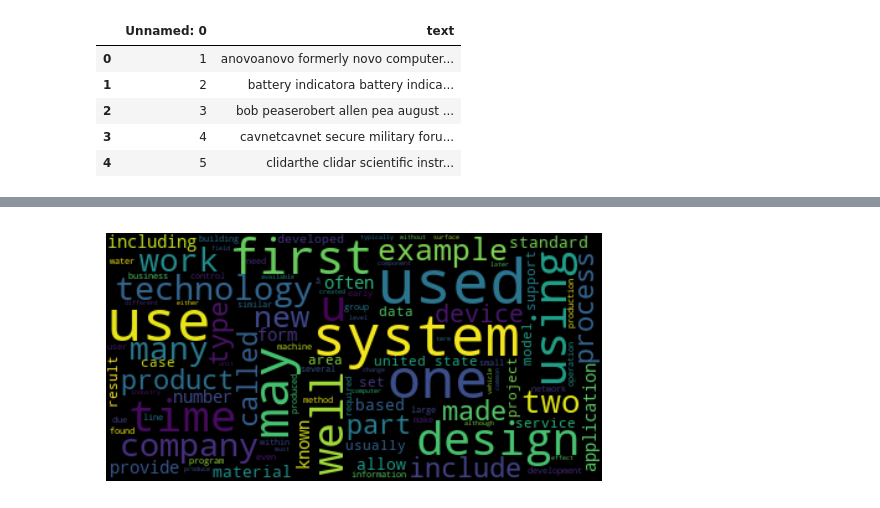
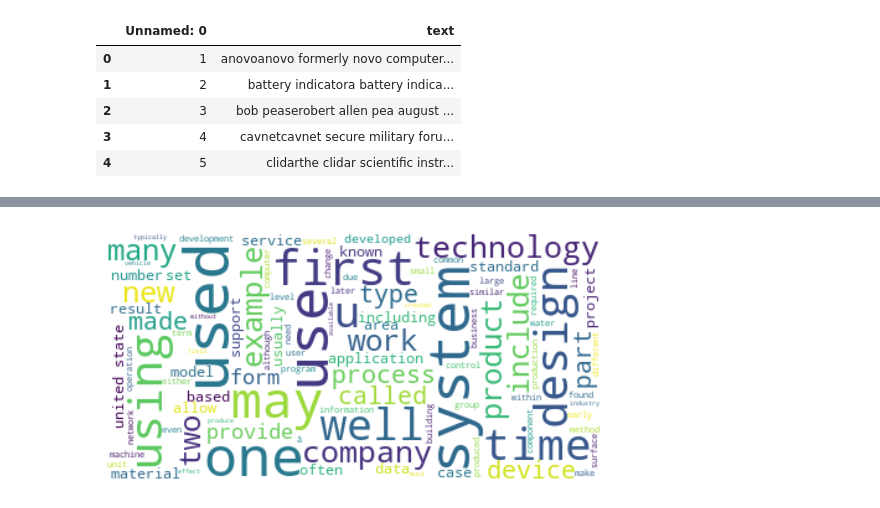
Before and after one commit to xcansuxakgul/Sentiment-Analysis, a Jupyter notebook: Wikipedia/wiki_sentiment_analysis.ipynb, the cells around one changed output, grey strips where cells are left out. Saved outputs shown, nothing was run; the diff lists cells and outputs as text; code cells hidden in the pictures.

```diff
--- a/Wikipedia/wiki_sentiment_analysis.ipynb
+++ b/Wikipedia/wiki_sentiment_analysis.ipynb
@@ -122,12 +142,12 @@ plt.show()
 # %%
 text = " ".join(i for i in df["text"])
 
 wordcloud = WordCloud(max_font_size=50,
 max_words=100,
-background_color="black").generate(text)
+background_color="white").generate(text)
 plt.figure()
 plt.imshow(wordcloud, interpolation="bilinear")
 plt.axis("off")
 plt.show()
 # %% [output]
-[figure, old version]
+[figure, new version]
```
Also changed, not shown: parts of 5 cells of this notebook.
